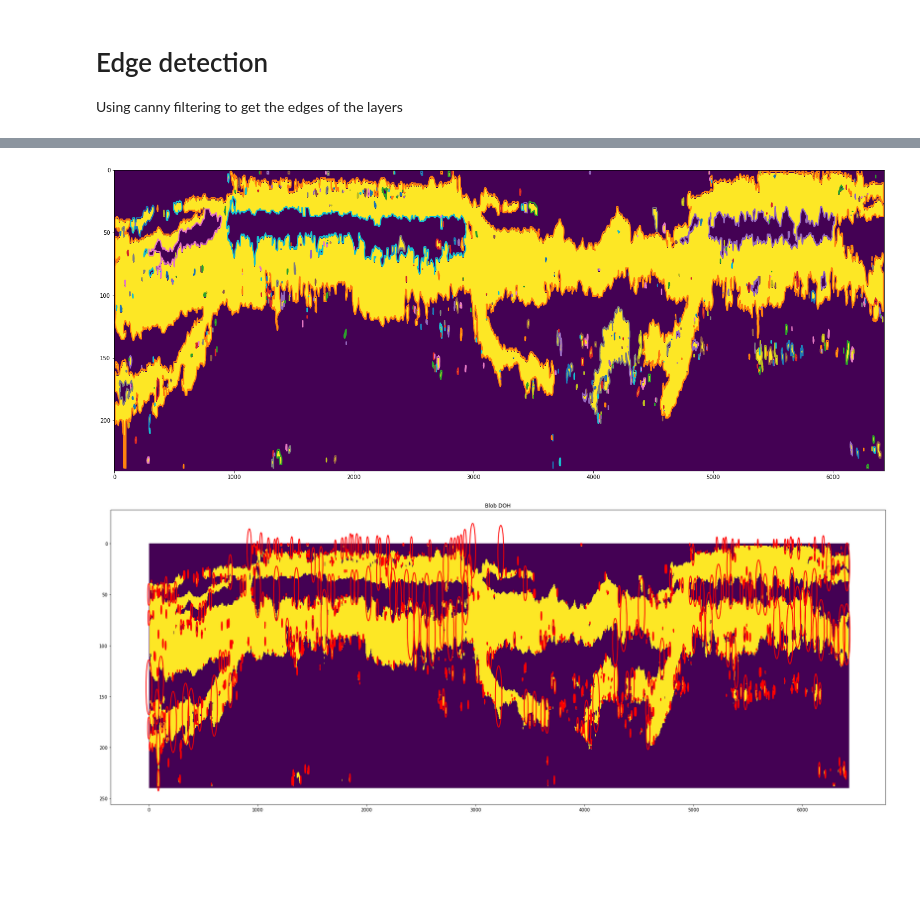
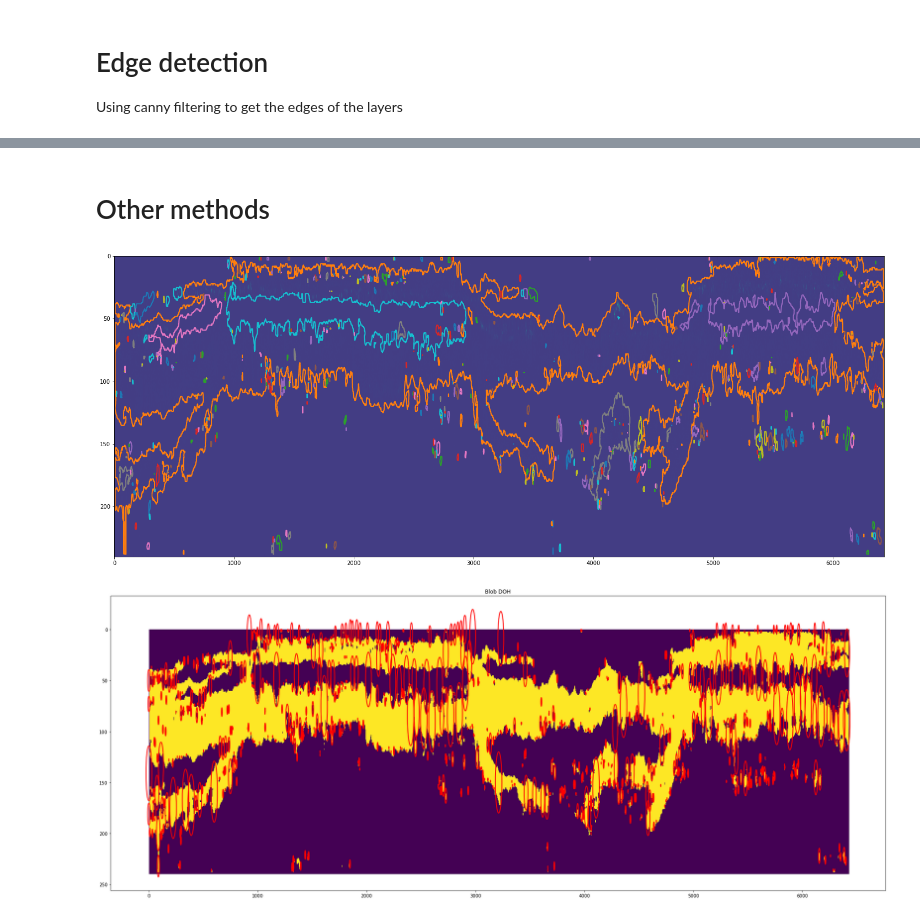
Before and after one commit to loicbachelot/owh-proj-bioacoustics, a Jupyter notebook: bioacoustics/layer_extraction/alternative_methods.ipynb, the cells around one changed output, grey strips where cells are left out. Cells and saved outputs as stored; diff of their text form; code cells hidden in the pictures; blank space fills up the shorter version.

```diff
--- a/bioacoustics/layer_extraction/alternative_methods.ipynb
+++ b/bioacoustics/layer_extraction/alternative_methods.ipynb
@@ -72,7 +75,6 @@ Attributes: (12/155)
 # %%
 ds_s = ds_s.interpolate_na('DEPTH', method="linear", fill_value="extrapolate")
 ds_s = ds_s.dropna('TIME')
-ds_s['DEPTH'] = -ds_s['DEPTH']
 ds_s
 # %% [output]
 <xarray.Dataset>
@@ -155,21 +204,23 @@ fig.savefig('contours.png')
+# %% [markdown]
+# Other methods
 # %%
 from skimage import measure
 
 # Find contours at a constant value of 0.8
 r = ds_s["Sv_mask"].data.T
 contours = measure.find_contours(r, 0.01)
 
 # Display the image and plot all contours found
 fig, ax = plt.subplots(figsize = (25,10))
-ax.pcolormesh(r)
+ax.pcolormesh(ds_s["Sv"].data.T)
 
 for contour in contours:
     ax.plot(contour[:, 1], contour[:, 0], linewidth=2)
 
 ax.invert_yaxis()
 plt.show()
 # %% [output]
-[figure, old version]
+[figure, new version]
 # %%
 from math import sqrt
 from skimage.feature import blob_doh
```
Also changed, not shown: parts of 17 cells of this notebook.
